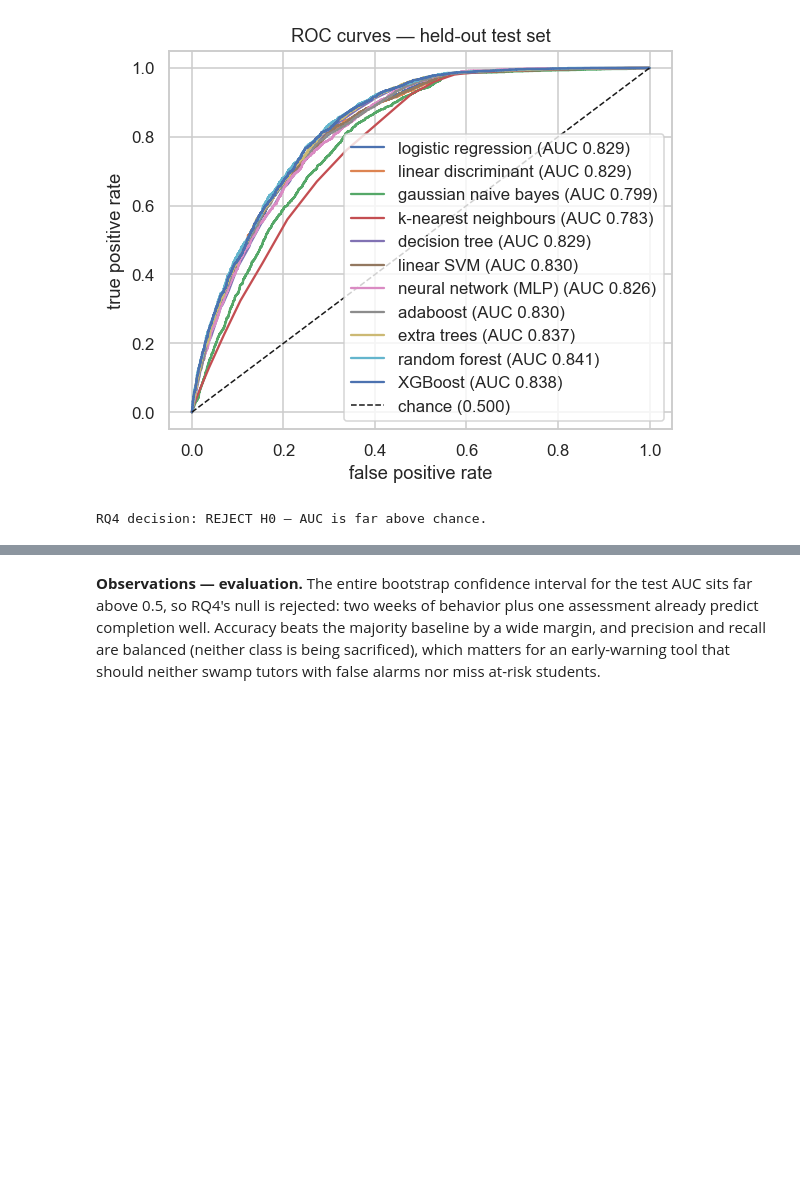
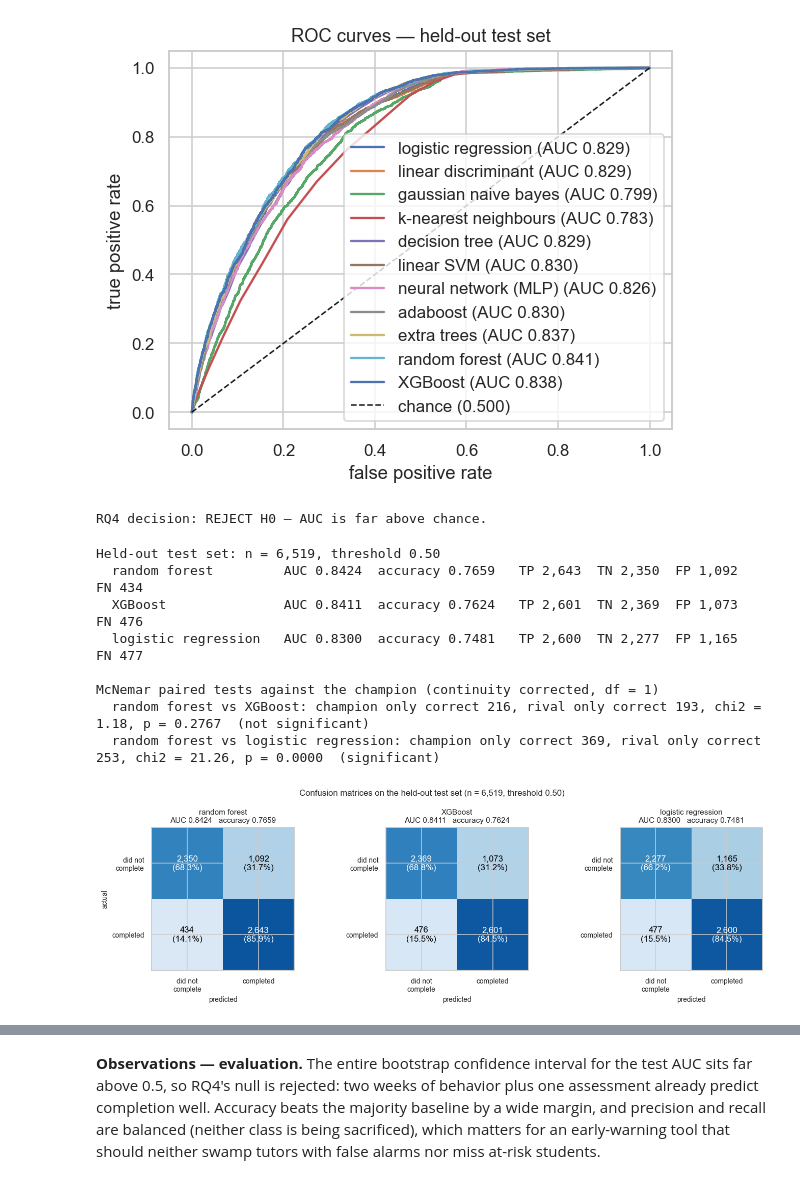
Before and after one commit to ekowhinson/oulad-completion-capstone, a Jupyter notebook: notebooks/oulad_completion_analysis.ipynb, the cells around one changed output, grey strips where cells are left out. Saved outputs shown, nothing was run; the diff lists cells and outputs as text; code cells hidden in the pictures; blank space fills up the shorter version.

```diff
--- a/notebooks/oulad_completion_analysis.ipynb
+++ b/notebooks/oulad_completion_analysis.ipynb
@@ -902,3 +902,83 @@ TEST — random forest
  [ 434 2643]]
 [figure]
 RQ4 decision: REJECT H0 — AUC is far above chance.
+# %%
+# Held-out comparison of the three front-runners. Each is refit on train plus
+# validation and scored once on the untouched test set, so the confusion
+# matrices below are directly comparable. McNemar's paired test is used rather
+# than a side-by-side reading of AUC, because the three models make their
+# errors on the same 6,519 records and those errors are therefore correlated.
+from scipy.stats import chi2
+
+FRONT = list(dict.fromkeys([champion_name, "XGBoost", "logistic regression"]))
+
+scaler_tv = StandardScaler().fit(X_trval)
+prep_tv = lambda name, Xd: scaler_tv.transform(Xd) if name in SCALED else Xd
+
+held = {}
+for name in FRONT:
+    mdl = models[name].__class__(**models[name].get_params())
+    mdl.fit(prep_tv(name, X_trval), y_trval)
+    prob = mdl.predict_proba(prep_tv(name, X_test))[:, 1]
+    pred = (prob >= 0.5).astype(int)
+    held[name] = {
+        "pred": pred,
+        "auc": roc_auc_score(y_test, prob),
+        "acc": accuracy_score(y_test, pred),
+        "cm": confusion_matrix(y_test, pred),
+    }
+
+print(f"Held-out test set: n = {len(y_test):,}, threshold 0.50")
+for name in FRONT:
+    tn, fp, fn, tp = held[name]["cm"].ravel()
+    print(f"  {name:<21} AUC {held[name]['auc']:.4f}  accuracy {held[name]['acc']:.4f}"
+          f"   TP {tp:,}  TN {tn:,}  FP {fp:,}  FN {fn:,}")
+
+
+def mcnemar(a, b):
+    """Continuity-corrected McNemar on the discordant pairs of two models."""
+    right_a = held[a]["pred"] == y_test.values
+    right_b = held[b]["pred"] == y_test.values
+    n01 = int(np.sum(right_a & ~right_b))   # a correct, b wrong
+    n10 = int(np.sum(~right_a & right_b))   # a wrong, b correct
+    stat = (abs(n01 - n10) - 1) ** 2 / (n01 + n10)
+    return n01, n10, stat, float(chi2.sf(stat, 1))
+
+
+print("\nMcNemar paired tests against the champion (continuity corrected, df = 1)")
+for rival in FRONT[1:]:
+    n01, n10, stat, p = mcnemar(champion_name, rival)
+    call = "significant" if p < .05 else "not significant"
+    print(f"  {champion_name} vs {rival}: champion only correct {n01}, "
+          f"rival only correct {n10}, chi2 = {stat:.2f}, p = {p:.4f}  ({call})")
+
+LAB = ["did not\ncomplete", "completed"]
+fig, axes = plt.subplots(1, len(FRONT), figsize=(4.3 * len(FRONT), 4.0))
+for ax, name in zip(np.atleast_1d(axes), FRONT):
+    cm = held[name]["cm"]
+    share = cm / cm.sum(axis=1, keepdims=True)          # row-normalised
+    ax.imshow(share, cmap="Blues", vmin=0, vmax=1)
+    for r in range(2):
+        for c in range(2):
+            ax.text(c, r, f"{cm[r, c]:,}\n({share[r, c]:.1%})",
+                    ha="center", va="center", fontsize=11,
+                    color="white" if share[r, c] > 0.55 else "black")
+    ax.set_xticks([0, 1]); ax.set_xticklabels(LAB, fontsize=9)
+    ax.set_yticks([0, 1]); ax.set_yticklabels(LAB, fontsize=9)
+    ax.set_xlabel("predicted", fontsize=9)
+    ax.set_title(f"{name}\nAUC {held[name]['auc']:.4f}   "
+                 f"accuracy {held[name]['acc']:.4f}", fontsize=10)
+np.atleast_1d(axes)[0].set_ylabel("actual", fontsize=9)
+fig.suptitle(f"Confusion matrices on the held-out test set "
+             f"(n = {len(y_test):,}, threshold 0.50)", fontsize=11)
+plt.tight_layout(); plt.show()
+# %% [output]
+Held-out test set: n = 6,519, threshold 0.50
+  random forest         AUC 0.8424  accuracy 0.7659   TP 2,643  TN 2,350  FP 1,092  FN 434
+  XGBoost               AUC 0.8411  accuracy 0.7624   TP 2,601  TN 2,369  FP 1,073  FN 476
+  logistic regression   AUC 0.8300  accuracy 0.7481   TP 2,600  TN 2,277  FP 1,165  FN 477
+
+McNemar paired tests against the champion (continuity corrected, df = 1)
+  random forest vs XGBoost: champion only correct 216, rival only correct 193, chi2 = 1.18, p = 0.2767  (not significant)
+  random forest vs logistic regression: champion only correct 369, rival only correct 253, chi2 = 21.26, p = 0.0000  (significant)
+[figure, added]
```
Also changed, not shown: parts of 1 cell of this notebook.
